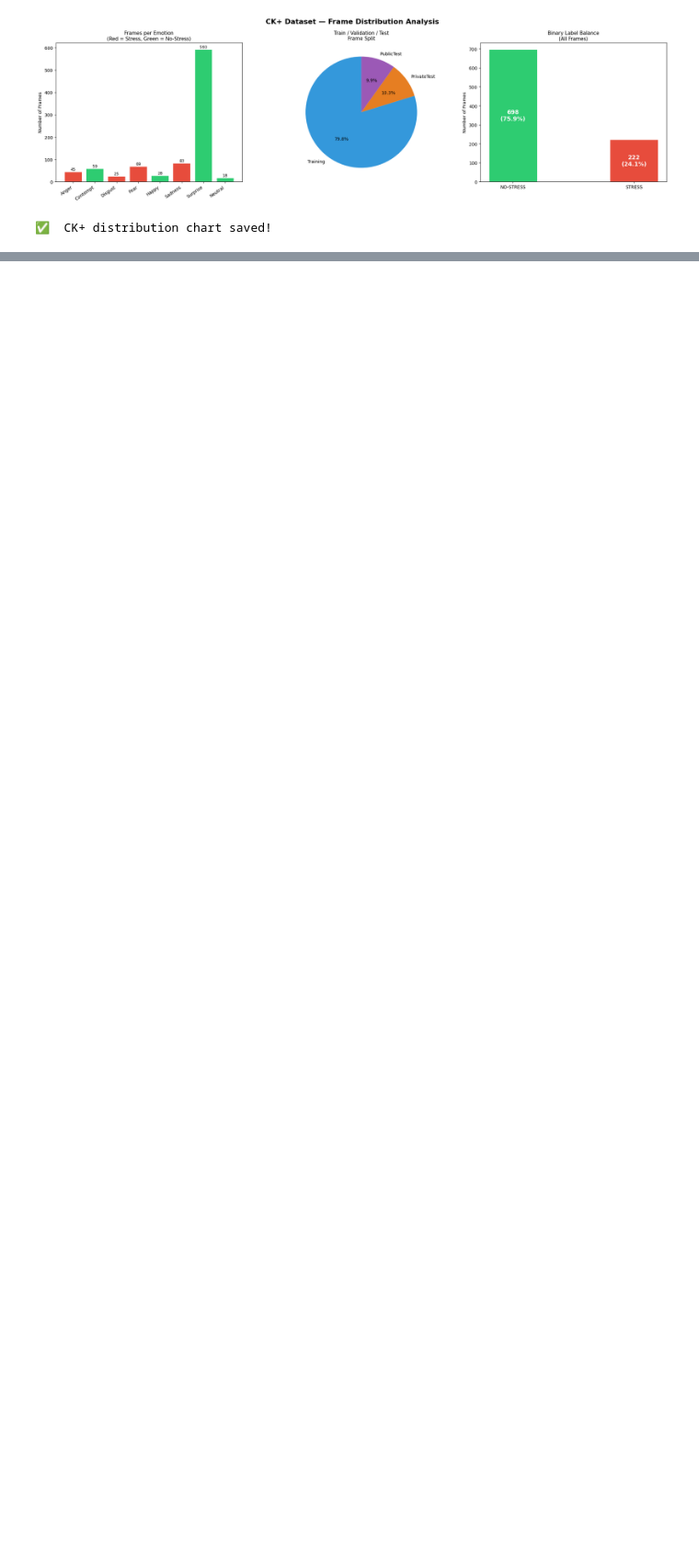
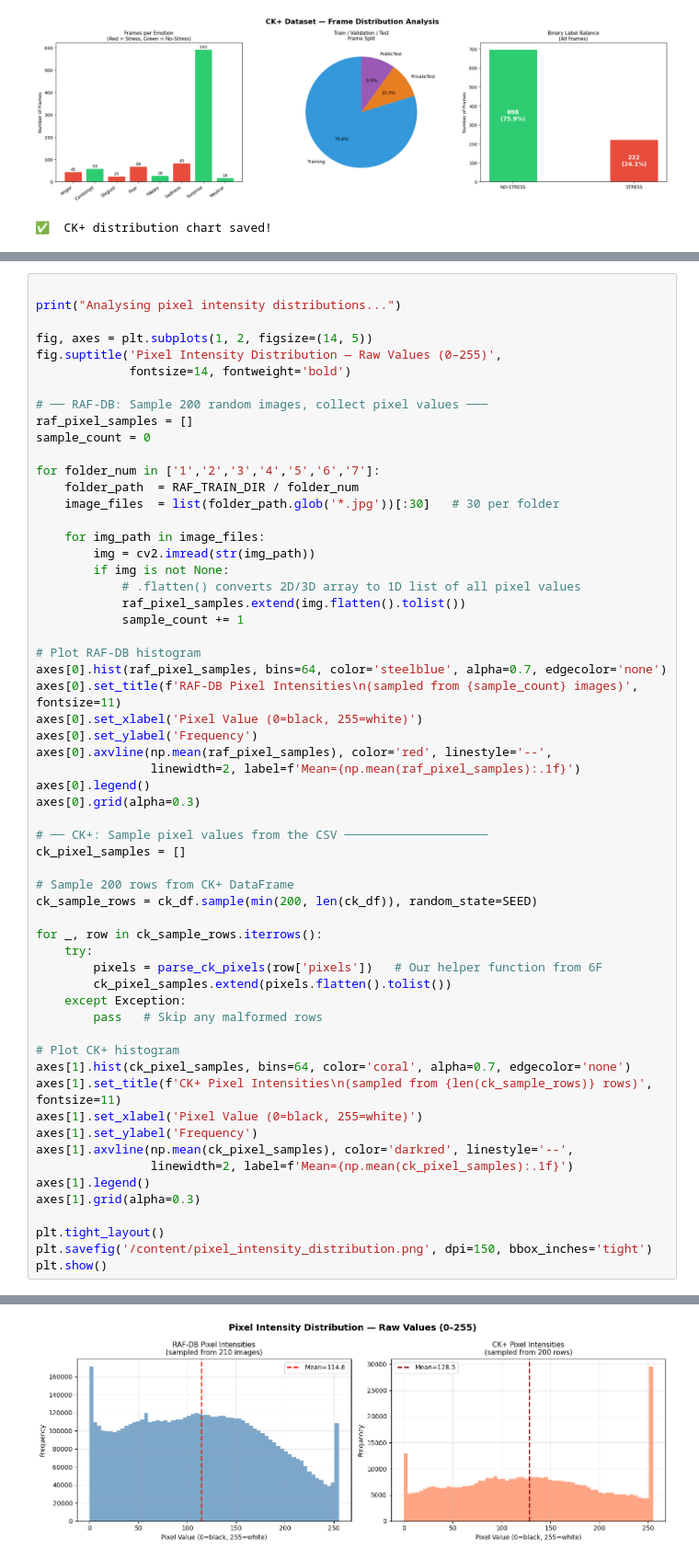
Before and after one commit to poonam-021/explainable-ai-stress-burnout, a Jupyter notebook: models/Visual_Analysis_Of_Stress.ipynb, the cells around one changed output, grey strips where cells are left out. Shown at 92% size. Saved outputs shown, nothing was run; the diff lists cells and outputs as text; blank space fills up the shorter version.

```diff
--- a/models/Visual_Analysis_Of_Stress.ipynb
+++ b/models/Visual_Analysis_Of_Stress.ipynb
@@ -639,0 +779,60 @@ print("✅  CK+ distribution chart saved!")
+# %%
+
+print("Analysing pixel intensity distributions...")
+
+fig, axes = plt.subplots(1, 2, figsize=(14, 5))
+fig.suptitle('Pixel Intensity Distribution — Raw Values (0–255)',
+             fontsize=14, fontweight='bold')
+
+# ── RAF-DB: Sample 200 random images, collect pixel values ───
+raf_pixel_samples = []
+sample_count = 0
+
+for folder_num in ['1','2','3','4','5','6','7']:
+    folder_path  = RAF_TRAIN_DIR / folder_num
+    image_files  = list(folder_path.glob('*.jpg'))[:30]   # 30 per folder
+
+    for img_path in image_files:
+        img = cv2.imread(str(img_path))
+        if img is not None:
+            # .flatten() converts 2D/3D array to 1D list of all pixel values
+            raf_pixel_samples.extend(img.flatten().tolist())
+            sample_count += 1
+
+# Plot RAF-DB histogram
+axes[0].hist(raf_pixel_samples, bins=64, color='steelblue', alpha=0.7, edgecolor='none')
+axes[0].set_title(f'RAF-DB Pixel Intensities\n(sampled from {sample_count} images)', fontsize=11)
+axes[0].set_xlabel('Pixel Value (0=black, 255=white)')
+axes[0].set_ylabel('Frequency')
+axes[0].axvline(np.mean(raf_pixel_samples), color='red', linestyle='--',
+                linewidth=2, label=f'Mean={np.mean(raf_pixel_samples):.1f}')
+axes[0].legend()
+axes[0].grid(alpha=0.3)
+
+# ── CK+: Sample pixel values from the CSV ────────────────────
+ck_pixel_samples = []
+
+# Sample 200 rows from CK+ DataFrame
+ck_sample_rows = ck_df.sample(min(200, len(ck_df)), random_state=SEED)
+
+for _, row in ck_sample_rows.iterrows():
+    try:
+        pixels = parse_ck_pixels(row['pixels'])   # Our helper function from 6F
+        ck_pixel_samples.extend(pixels.flatten().tolist())
+    except Exception:
+        pass   # Skip any malformed rows
+
+# Plot CK+ histogram
+axes[1].hist(ck_pixel_samples, bins=64, color='coral', alpha=0.7, edgecolor='none')
+axes[1].set_title(f'CK+ Pixel Intensities\n(sampled from {len(ck_sample_rows)} rows)', fontsize=11)
+axes[1].set_xlabel('Pixel Value (0=black, 255=white)')
+axes[1].set_ylabel('Frequency')
+axes[1].axvline(np.mean(ck_pixel_samples), color='darkred', linestyle='--',
+                linewidth=2, label=f'Mean={np.mean(ck_pixel_samples):.1f}')
+axes[1].legend()
+axes[1].grid(alpha=0.3)
+
+plt.tight_layout()
+plt.savefig('/content/pixel_intensity_distribution.png', dpi=150, bbox_inches='tight')
+plt.show()
+# %% [output]
@@ -639,0 +840 @@ print("✅  CK+ distribution chart saved!")
+[figure, added]
```
Also changed, not shown: parts of 6 cells of this notebook.
